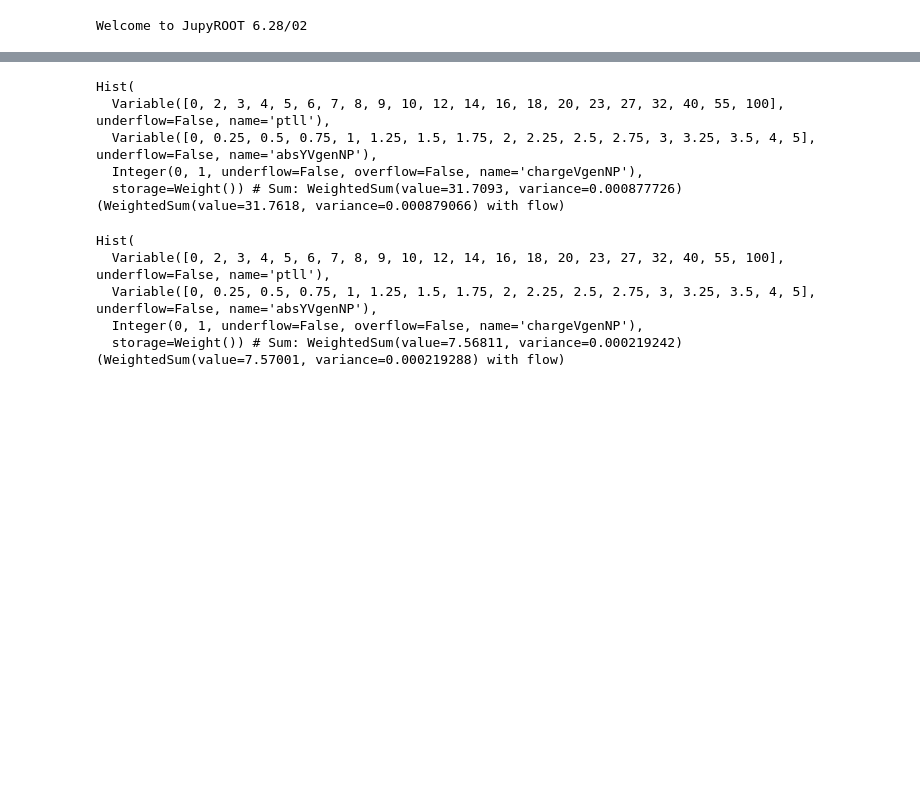
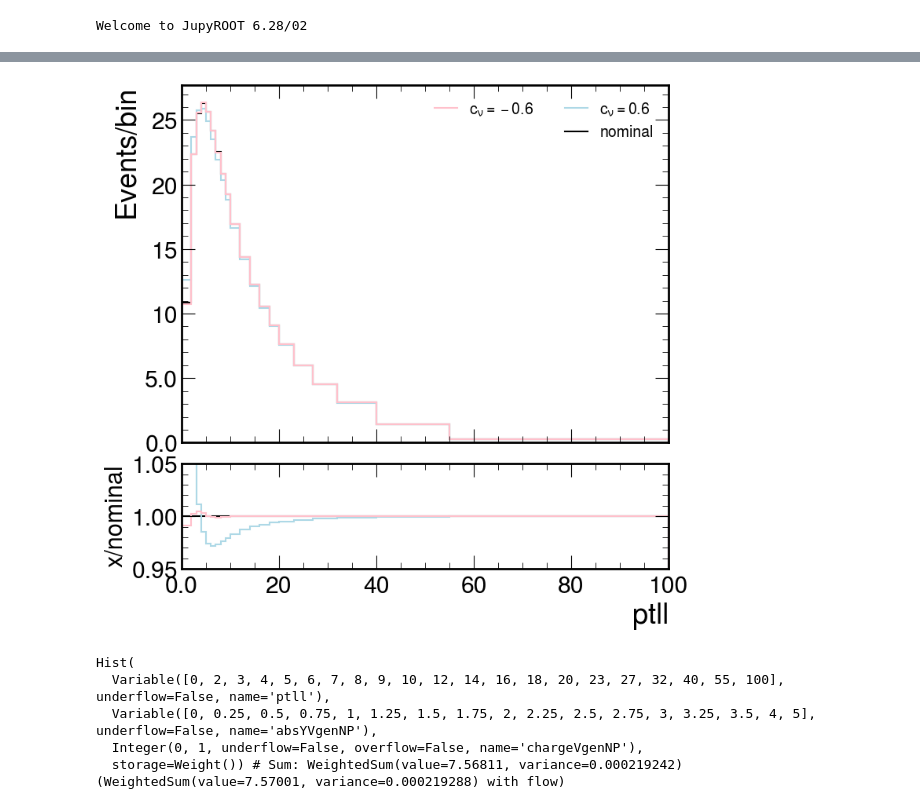
Before and after one commit to kdlong/WRemnants, a Jupyter notebook: notebooks/scetlib.ipynb, the cells around one changed output, grey strips where cells are left out. Saved outputs shown, nothing was run; the diff lists cells and outputs as text; code cells hidden in the pictures; blank space fills up the shorter version.

```diff
--- a/notebooks/scetlib.ipynb
+++ b/notebooks/scetlib.ipynb
@@ -34,11 +49,14 @@ StrCategory(['central', 'c_nu-0.6', 'c_nu0.6', 'omega_nu0.01', 'omega_nu0.5', 'O
 # %%
-omega[{"vars" : 0, "yll" : 0.0j}]
+fig = plot_tools.makePlotWithRatioToRef([
+        theory_corr_np[{"vars" : "central"}].project("ptll"),
+        theory_corr_np[{"vars" : "c_nu0.6"}].project("ptll"),
+        theory_corr_np[{"vars" : "c_nu-0.6"}].project("ptll"),
+    ],
+    colors=["black", "lightblue", "pink"],
+    labels=["nominal", "$c_{\\nu}=0.6$", "$c_{\\nu}=-0.6$"],
+    rrange=[0.95, 1.05], binwnorm=1.)
 # %% [output]
-Hist(
-  Variable([0, 2, 3, 4, 5, 6, 7, 8, 9, 10, 12, 14, 16, 18, 20, 23, 27, 32, 40, 55, 100], underflow=False, name='ptll'),
-  Variable([0, 0.25, 0.5, 0.75, 1, 1.25, 1.5, 1.75, 2, 2.25, 2.5, 2.75, 3, 3.25, 3.5, 4, 5], underflow=False, name='absYVgenNP'),
-  Integer(0, 1, underflow=False, overflow=False, name='chargeVgenNP'),
-  storage=Weight()) # Sum: WeightedSum(value=31.7093, variance=0.000877726) (WeightedSum(value=31.7618, variance=0.000879066) with flow)
+[figure, added]
 # %%
 omega[{"vars" : 0, "yll" : 2.0j}]
 # %% [output]
```
Also changed, not shown: parts of 16 cells of this notebook, 5 other files.
